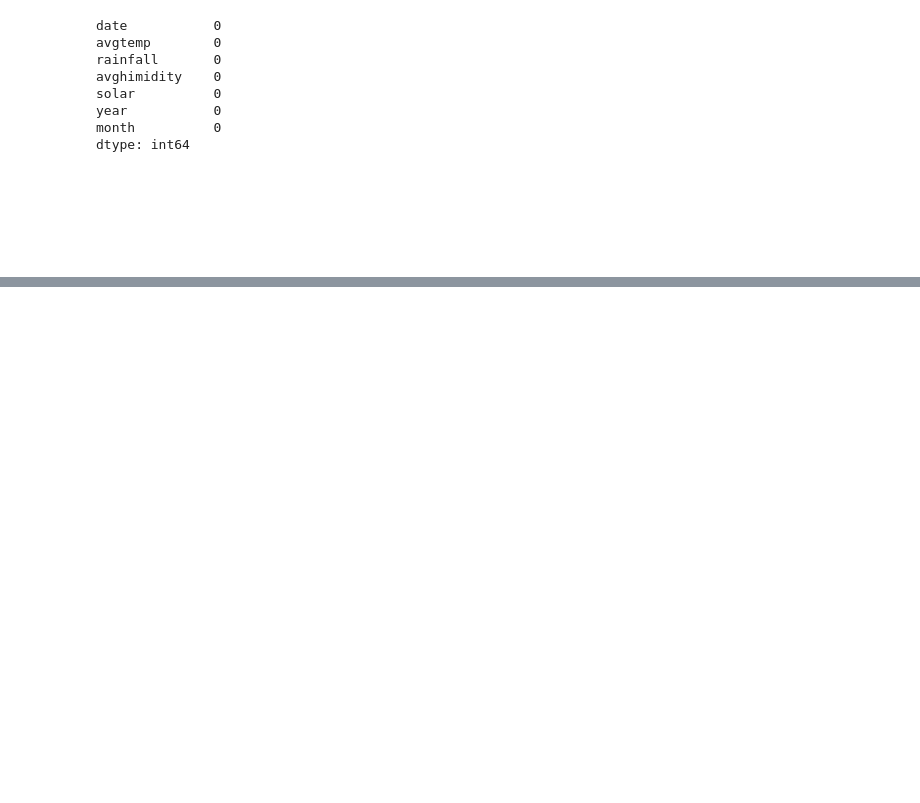
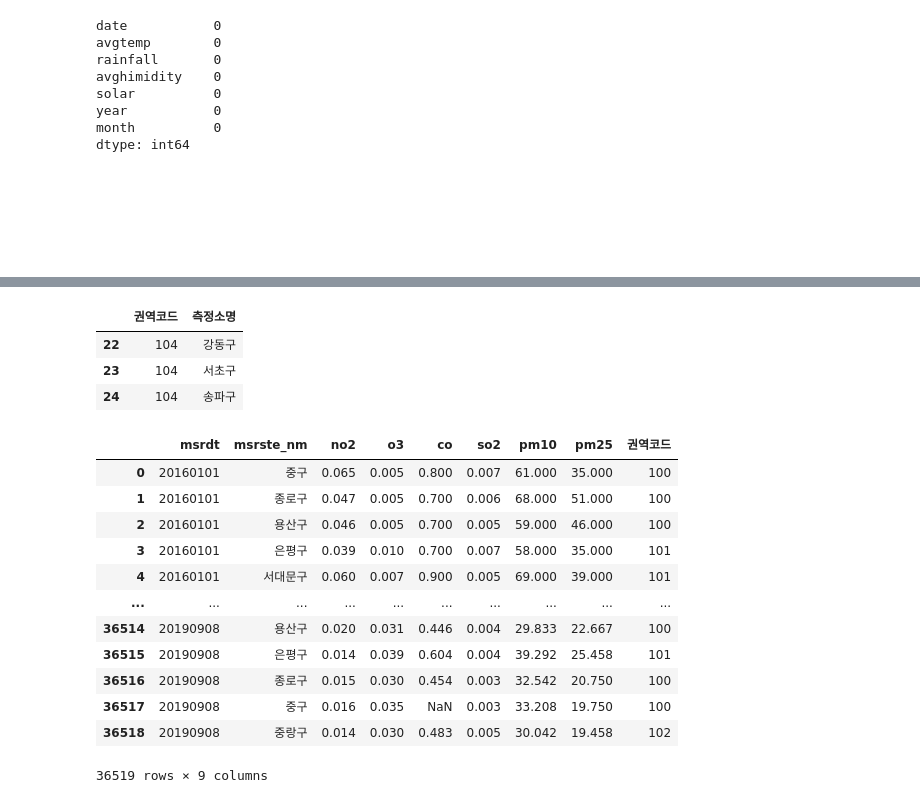
Before and after one commit to Seoheesu1/Regression, a Jupyter notebook: Preprocessing.ipynb, the cells around one changed output, grey strips where cells are left out. Drawn from its saved outputs; the diff is of its cells as text; code cells hidden in the pictures; blank space fills up the shorter version.

```diff
--- a/Preprocessing.ipynb
+++ b/Preprocessing.ipynb
@@ -783,0 +993,32 @@ dtype: int64
+# %%
+air_plus_miss=pd.concat([air,air_day])
+# %%
+# 측정소별 권역코드
+code=pd.read_csv('code.csv',encoding='utf-8')
+# %%
+code.tail(3)
+# %% [output]
+|  | 권역코드 | 측정소명 |
+| 22 | 104 | 강동구 |
+| 23 | 104 | 서초구 |
+| 24 | 104 | 송파구 |
+# %%
+air_day=pd.merge(air_plus_miss,code,how='left',left_on='msrste_nm',right_on='측정소명').iloc[:,:-1]
+# %%
+air_day[['no2','o3','co','so2','pm10','pm25']]=air_day.iloc[:,2:-1].apply(lambda a: round(pd.to_numeric(a),3))
+# %%
+air_day
+# %% [output]
+|  | msrdt | msrste_nm | no2 | o3 | co | so2 | pm10 | pm25 | 권역코드 |
+| 0 | 20160101 | 중구 | 0.065 | 0.005 | 0.800 | 0.007 | 61.000 | 35.000 | 100 |
+| 1 | 20160101 | 종로구 | 0.047 | 0.005 | 0.700 | 0.006 | 68.000 | 51.000 | 100 |
+| 2 | 20160101 | 용산구 | 0.046 | 0.005 | 0.700 | 0.005 | 59.000 | 46.000 | 100 |
+| 3 | 20160101 | 은평구 | 0.039 | 0.010 | 0.700 | 0.007 | 58.000 | 35.000 | 101 |
+| 4 | 20160101 | 서대문구 | 0.060 | 0.007 | 0.900 | 0.005 | 69.000 | 39.000 | 101 |
+| ... | ... | ... | ... | ... | ... | ... | ... | ... | ... |
+| 36514 | 20190908 | 용산구 | 0.020 | 0.031 | 0.446 | 0.004 | 29.833 | 22.667 | 100 |
+| 36515 | 20190908 | 은평구 | 0.014 | 0.039 | 0.604 | 0.004 | 39.292 | 25.458 | 101 |
+| 36516 | 20190908 | 종로구 | 0.015 | 0.030 | 0.454 | 0.003 | 32.542 | 20.750 | 100 |
+| 36517 | 20190908 | 중구 | 0.016 | 0.035 | NaN | 0.003 | 33.208 | 19.750 | 100 |
+| 36518 | 20190908 | 중랑구 | 0.014 | 0.030 | 0.483 | 0.005 | 30.042 | 19.458 | 102 |
+36519 rows × 9 columns
```
Also changed, not shown: parts of 37 cells of this notebook.
